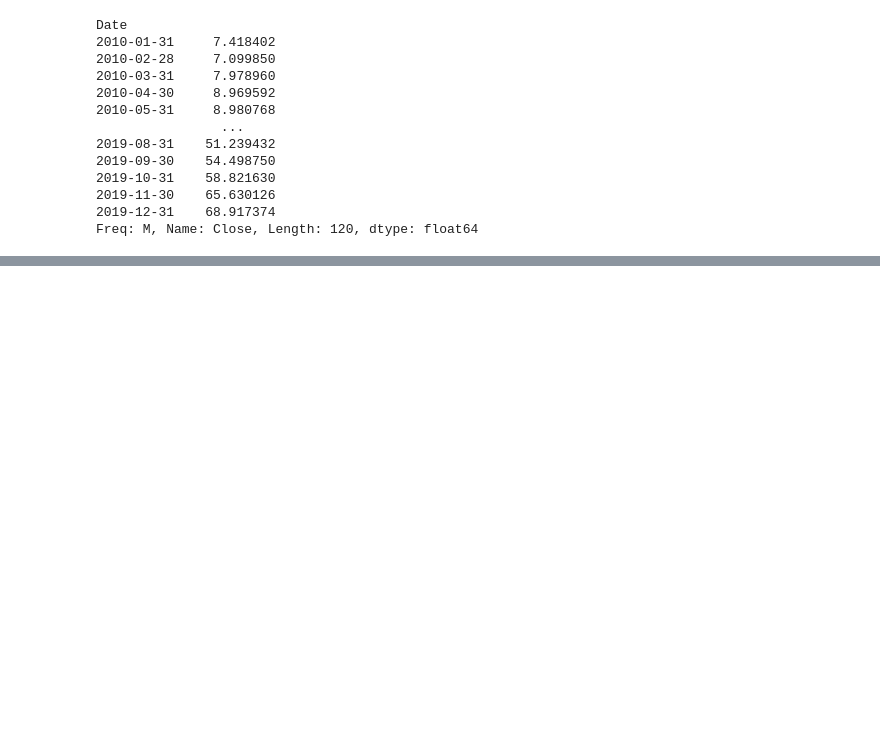
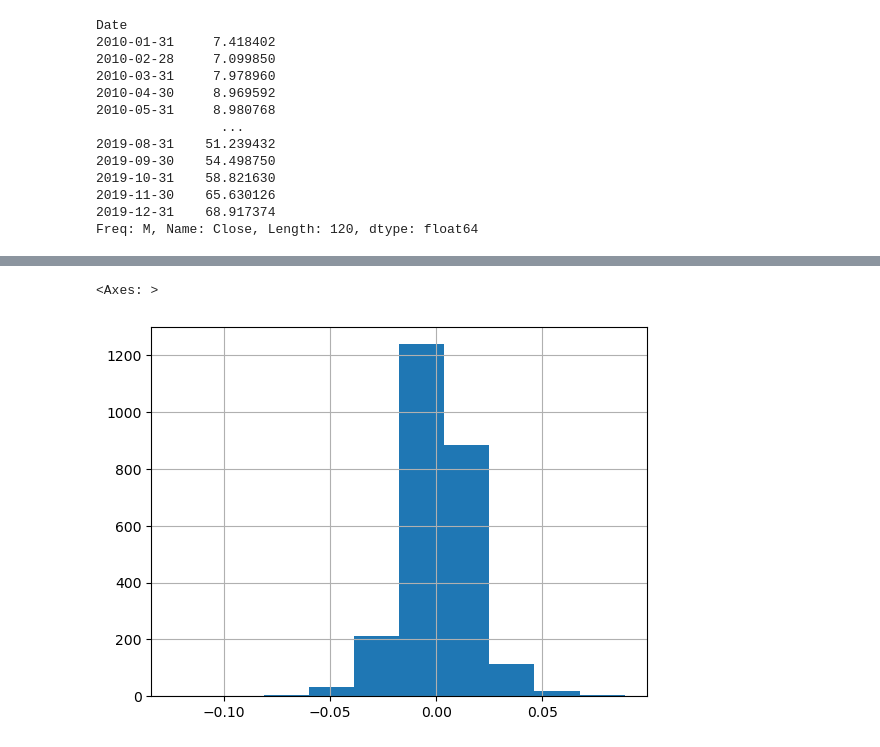
Before and after one commit to johnzea/LinkedInPythonFinance, a Jupyter notebook: Loading Data and Visualizations.ipynb, the cells around one changed output, grey strips where cells are left out. Cells and saved outputs as stored; diff of their text form; code cells hidden in the pictures; blank space fills up the shorter version.

```diff
--- a/Loading Data and Visualizations.ipynb
+++ b/Loading Data and Visualizations.ipynb
@@ -246,0 +383,10 @@ Freq: M, Name: Close, Length: 120, dtype: float64
+# %%
+# Histogram of Returns
+(aapl
+ .pct_change()
+ .Close
+ .hist()
+)
+# %% [output]
+<Axes: >
+[figure, added]
```
Also changed, not shown: parts of 31 cells of this notebook.
